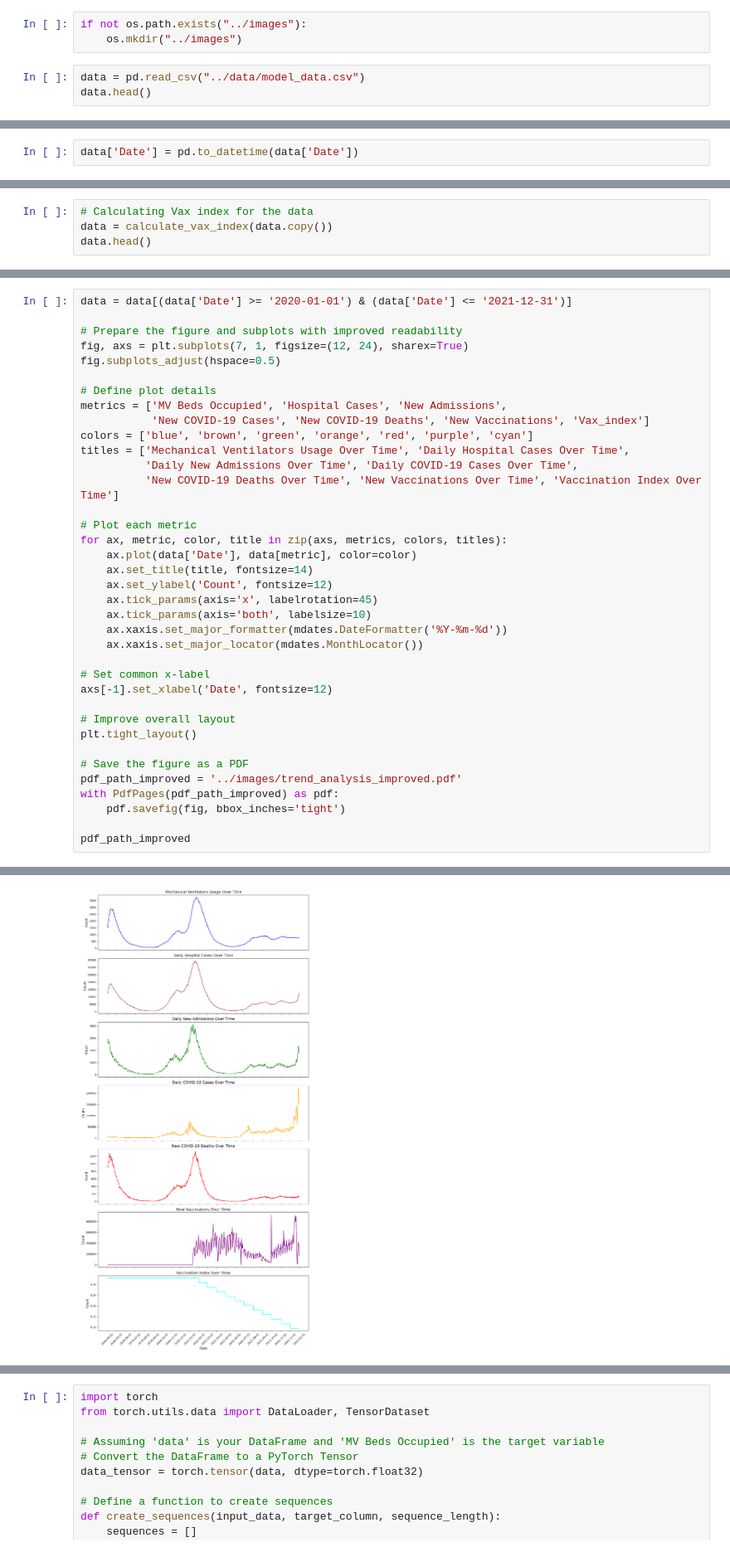
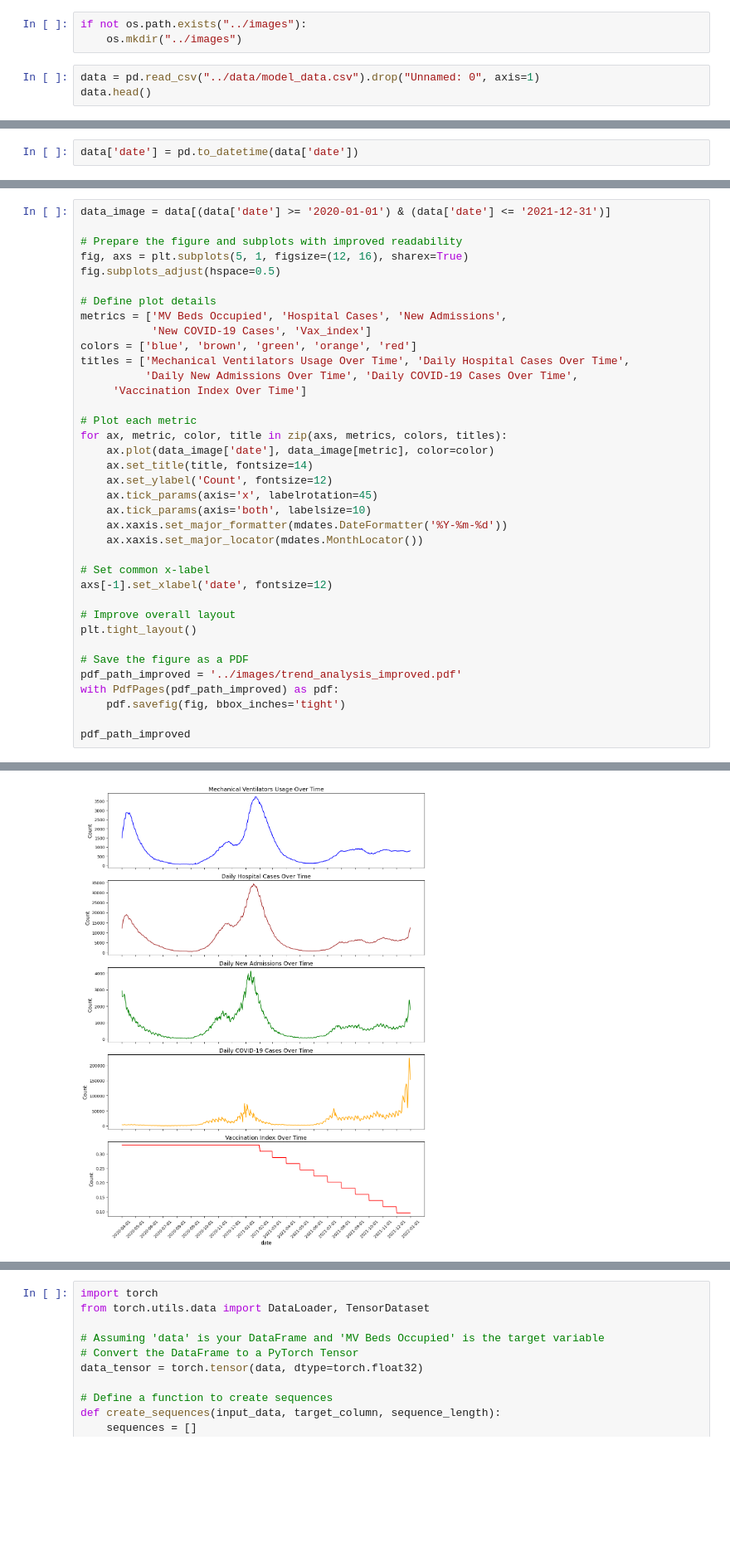
Before and after one commit to michaelajao/Multivate-forecasting, a Jupyter notebook: script/forecasting.ipynb, the cells around one changed output, grey strips where cells are left out. Shown at 83% size. Saved outputs shown, nothing was run; the diff lists cells and outputs as text; blank space fills up the shorter version.

```diff
--- a/script/forecasting.ipynb
+++ b/script/forecasting.ipynb
@@ -17,6 +25,6 @@ warnings.filterwarnings("ignore")
 if not os.path.exists("../images"):
     os.mkdir("../images")
 # %%
-data = pd.read_csv("../data/model_data.csv")
+data = pd.read_csv("../data/model_data.csv").drop("Unnamed: 0", axis=1)
 data.head()
 # %% [output]
@@ -29,2 +37,2 @@ data.head()
 # %%
-data['Date'] = pd.to_datetime(data['Date'])
+data['date'] = pd.to_datetime(data['date'])
@@ -91,4 +38,0 @@ def calculate_vax_index(df):
-# %%
-# Calculating Vax index for the data
-data = calculate_vax_index(data.copy())
-data.head()
@@ -102,40 +39,40 @@ data.head()
 # %%
-data = data[(data['Date'] >= '2020-01-01') & (data['Date'] <= '2021-12-31')]
+data_image = data[(data['date'] >= '2020-01-01') & (data['date'] <= '2021-12-31')]
 
 # Prepare the figure and subplots with improved readability
-fig, axs = plt.subplots(7, 1, figsize=(12, 24), sharex=True)
+fig, axs = plt.subplots(5, 1, figsize=(12, 16), sharex=True)
 fig.subplots_adjust(hspace=0.5)
 
 # Define plot details
 metrics = ['MV Beds Occupied', 'Hospital Cases', 'New Admissions',
-           'New COVID-19 Cases', 'New COVID-19 Deaths', 'New Vaccinations', 'Vax_index']
-colors = ['blue', 'brown', 'green', 'orange', 'red', 'purple', 'cyan']
+           'New COVID-19 Cases', 'Vax_index']
+colors = ['blue', 'brown', 'green', 'orange', 'red']
 titles = ['Mechanical Ventilators Usage Over Time', 'Daily Hospital Cases Over Time',
           'Daily New Admissions Over Time', 'Daily COVID-19 Cases Over Time',
-          'New COVID-19 Deaths Over Time', 'New Vaccinations Over Time', 'Vaccination Index Over Time']
+     'Vaccination Index Over Time']
 
 # Plot each metric
 for ax, metric, color, title in zip(axs, metrics, colors, titles):
-    ax.plot(data['Date'], data[metric], color=color)
+    ax.plot(data_image['date'], data_image[metric], color=color)
     ax.set_title(title, fontsize=14)
     ax.set_ylabel('Count', fontsize=12)
     ax.tick_params(axis='x', labelrotation=45)
     ax.tick_params(axis='both', labelsize=10)
     ax.xaxis.set_major_formatter(mdates.DateFormatter('%Y-%m-%d'))
     ax.xaxis.set_major_locator(mdates.MonthLocator())
 
 # Set common x-label
-axs[-1].set_xlabel('Date', fontsize=12)
+axs[-1].set_xlabel('date', fontsize=12)
 
 # Improve overall layout
 plt.tight_layout()
 
 # Save the figure as a PDF
 pdf_path_improved = '../images/trend_analysis_improved.pdf'
 with PdfPages(pdf_path_improved) as pdf:
     pdf.savefig(fig, bbox_inches='tight')
 
 pdf_path_improved
 # %% [output]
 '../images/trend_analysis_improved.pdf'
-[figure, old version]
+[figure, new version]
```
Also changed, not shown: parts of 18 cells of this notebook, 14 other files.
